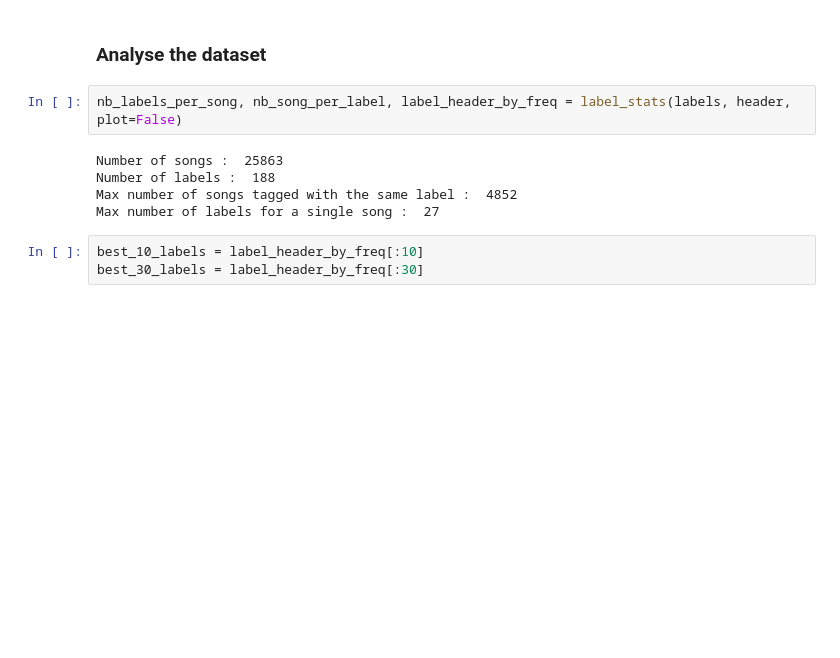
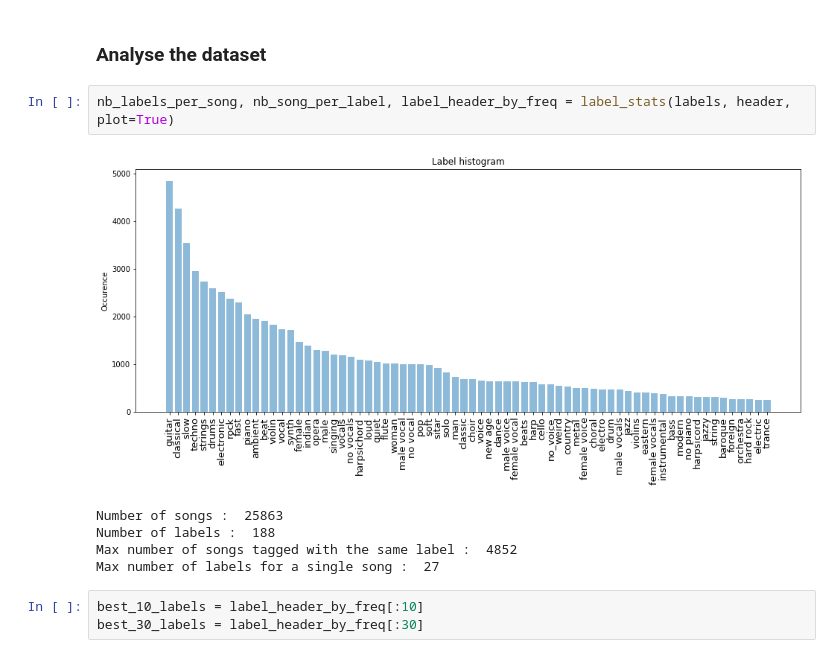
Before and after one commit to JustineWeb/pds, a Jupyter notebook: PDS.ipynb, the cells around one changed output. Cells and saved outputs as stored; diff of their text form; blank space fills up the shorter version.

```diff
--- a/PDS.ipynb
+++ b/PDS.ipynb
@@ -154,8 +165,9 @@ Loading csv file : 2.96
 # %% [markdown]
 ### Analyse the dataset
 # %%
-nb_labels_per_song, nb_song_per_label, label_header_by_freq = label_stats(labels, header, plot=False)
+nb_labels_per_song, nb_song_per_label, label_header_by_freq = label_stats(labels, header, plot=True)
 # %% [output]
+[figure, added]
 Number of songs :  25863
 Number of labels :  188
 Max number of songs tagged with the same label :  4852
```
Also changed, not shown: parts of 4 cells of this notebook.
